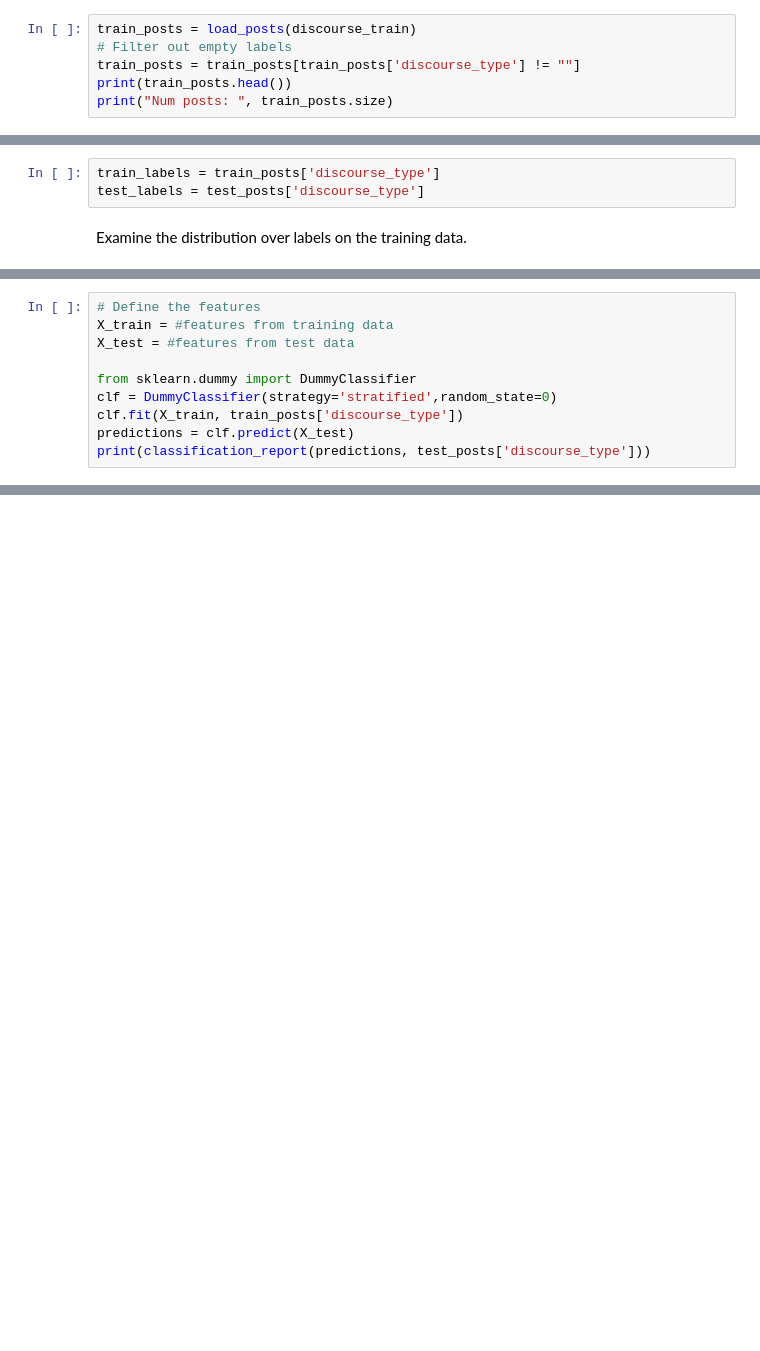
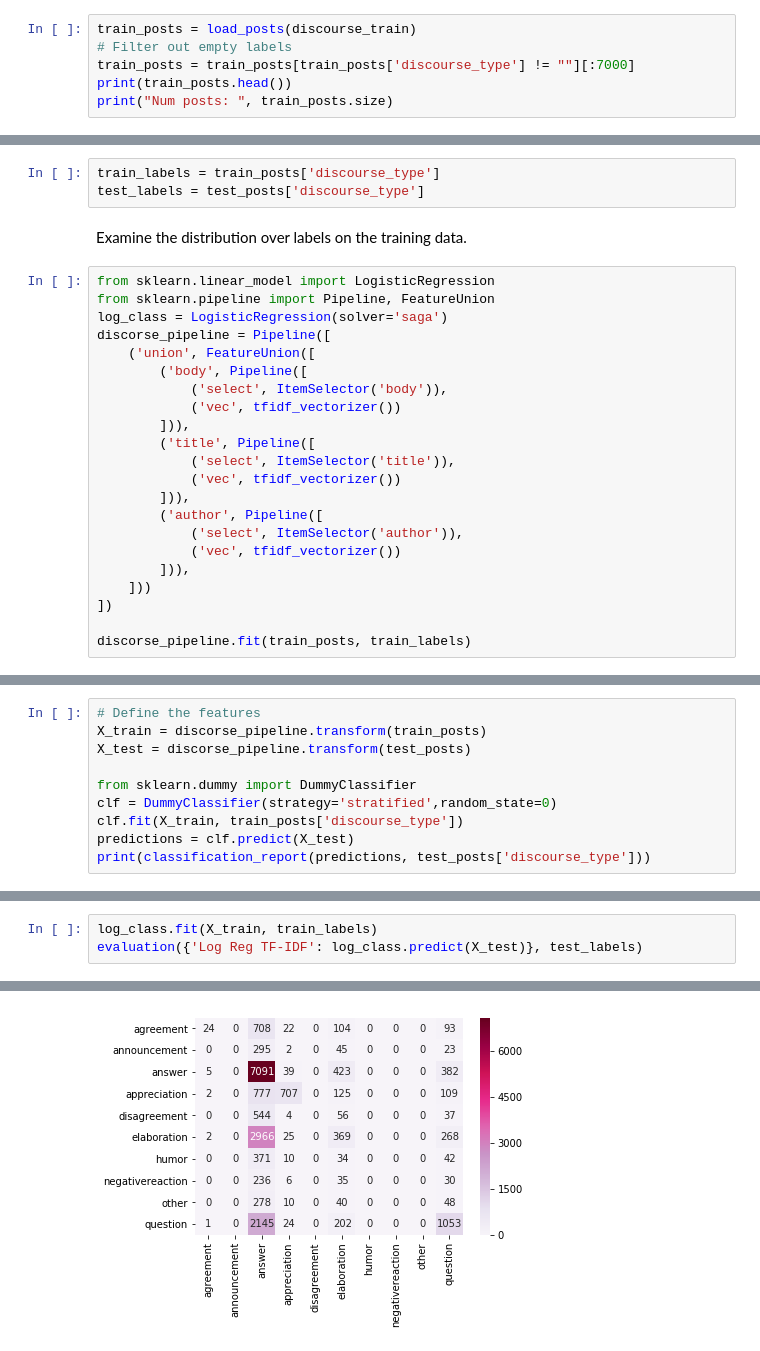
Before and after one commit to themadprofessor/UniWork, a Jupyter notebook: TAD/Coursework skeleton.ipynb, the cells around one changed output, grey strips where cells are left out. Drawn from its saved outputs; the diff is of its cells as text; blank space fills up the shorter version.

```diff
--- a/TAD/Coursework skeleton.ipynb
+++ b/TAD/Coursework skeleton.ipynb
@@ -407,6 +409,6 @@ def load_posts(file):
 # %%
 train_posts = load_posts(discourse_train)
 # Filter out empty labels
-train_posts = train_posts[train_posts['discourse_type'] != ""]
+train_posts = train_posts[train_posts['discourse_type'] != ""][:7000]
 print(train_posts.head())
 print("Num posts: ", train_posts.size)
@@ -422,3 +444,25 @@ train_labels = train_posts['discourse_type']
 test_labels = test_posts['discourse_type']
 # %% [markdown]
 Examine the distribution over labels on the training data.
+# %%
+from sklearn.linear_model import LogisticRegression
+from sklearn.pipeline import Pipeline, FeatureUnion
+log_class = LogisticRegression(solver='saga')
+discorse_pipeline = Pipeline([
+    ('union', FeatureUnion([
+        ('body', Pipeline([
+            ('select', ItemSelector('body')),
+            ('vec', tfidf_vectorizer())
+        ])),
+        ('title', Pipeline([
+            ('select', ItemSelector('title')),
+            ('vec', tfidf_vectorizer())
+        ])),
+        ('author', Pipeline([
+            ('select', ItemSelector('author')),
+            ('vec', tfidf_vectorizer())
+        ])),
+    ]))
+])
+
+discorse_pipeline.fit(train_posts, train_labels)
@@ -433,7 +504,7 @@ print(top_discourse)
 # %%
 # Define the features
-X_train = #features from training data
-X_test = #features from test data
+X_train = discorse_pipeline.transform(train_posts)
+X_test = discorse_pipeline.transform(test_posts)
 
 from sklearn.dummy import DummyClassifier
 clf = DummyClassifier(strategy='stratified',random_state=0)
@@ -442,0 +531,4 @@ print(classification_report(predictions, test_posts['discourse_type']))
+# %%
+log_class.fit(X_train, train_labels)
+evaluation({'Log Reg TF-IDF': log_class.predict(X_test)}, test_labels)
+# %% [output]
@@ -442,0 +554 @@ print(classification_report(predictions, test_posts['discourse_type']))
+[figure, added]
```
Also changed, not shown: parts of 18 cells of this notebook.
